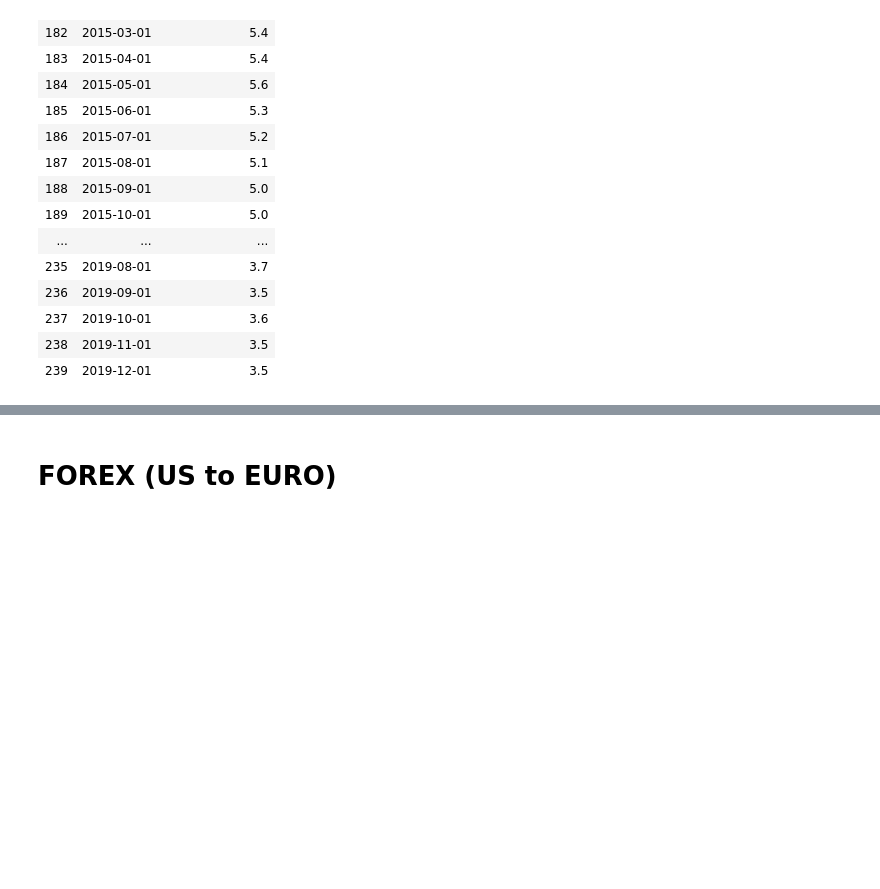
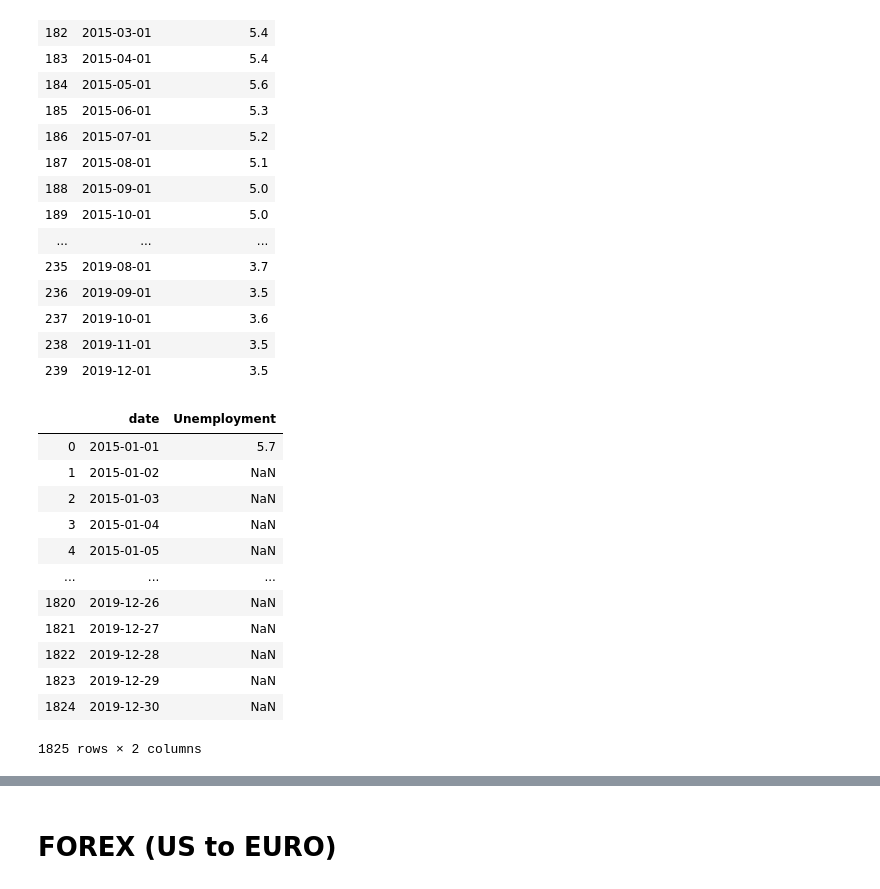
Before and after one commit to RobbieZifchak/market-regression, a Jupyter notebook: Mod 4 Project/Mod 4 Project.ipynb, the cells around one changed output, grey strips where cells are left out. Drawn from its saved outputs; the diff is of its cells as text; code cells hidden in the pictures; blank space fills up the shorter version.

```diff
--- a/Mod 4 Project/Mod 4 Project.ipynb
+++ b/Mod 4 Project/Mod 4 Project.ipynb
@@ -351,0 +362,24 @@ unemployment_rate
+# %%
+all_dates = pd.DataFrame((date_range(start, end)))
+# %%
+all_dates= all_dates.rename(columns = {0: 'date'})
+# %%
+all_dates['date']=pd.to_datetime(all_dates['date'])
+# %%
+test = pd.merge(all_dates, unemployment_rate, how = 'left', on='date')
+# %%
+test
+# %% [output]
+|  | date | Unemployment |
+| 0 | 2015-01-01 | 5.7 |
+| 1 | 2015-01-02 | NaN |
+| 2 | 2015-01-03 | NaN |
+| 3 | 2015-01-04 | NaN |
+| 4 | 2015-01-05 | NaN |
+| ... | ... | ... |
+| 1820 | 2019-12-26 | NaN |
+| 1821 | 2019-12-27 | NaN |
+| 1822 | 2019-12-28 | NaN |
+| 1823 | 2019-12-29 | NaN |
+| 1824 | 2019-12-30 | NaN |
+1825 rows × 2 columns
```
Also changed, not shown: parts of 11 cells of this notebook, 1 other file.
